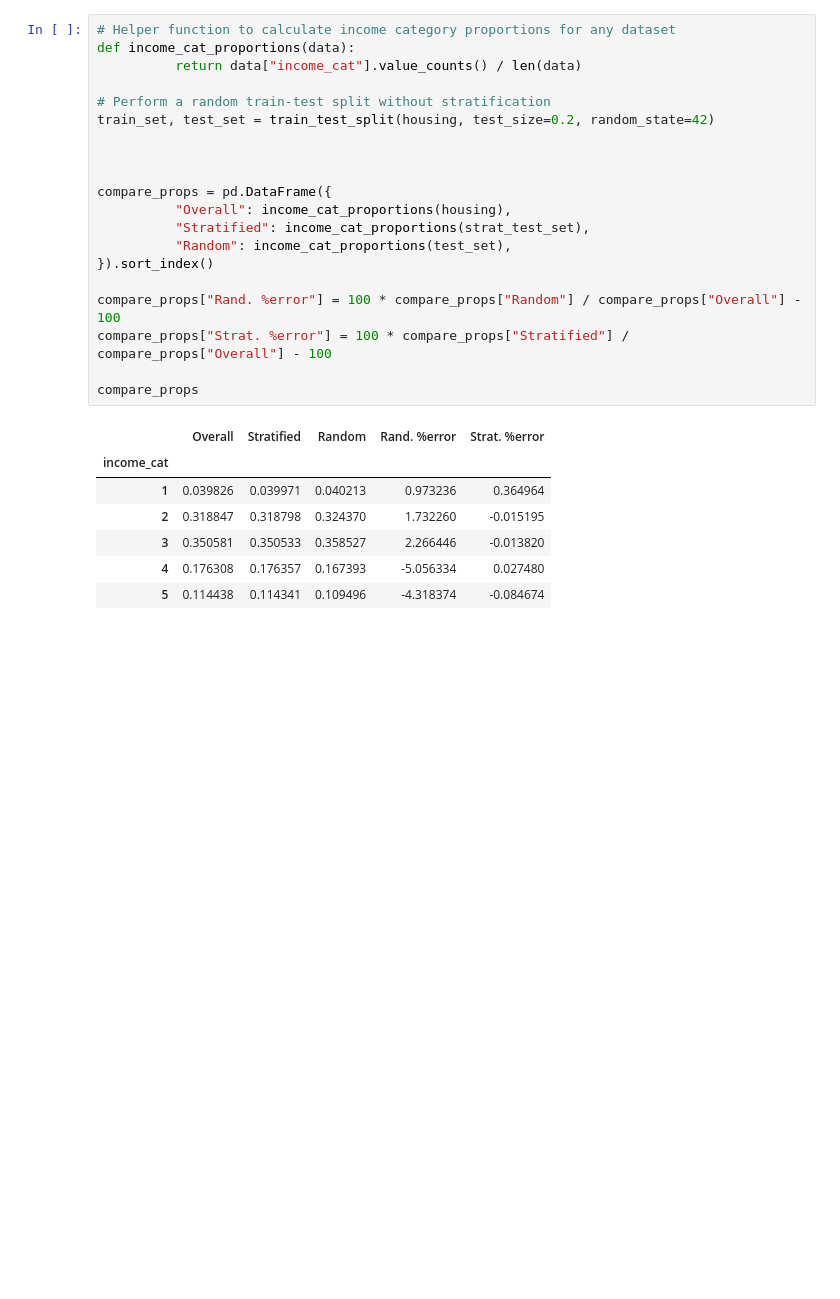
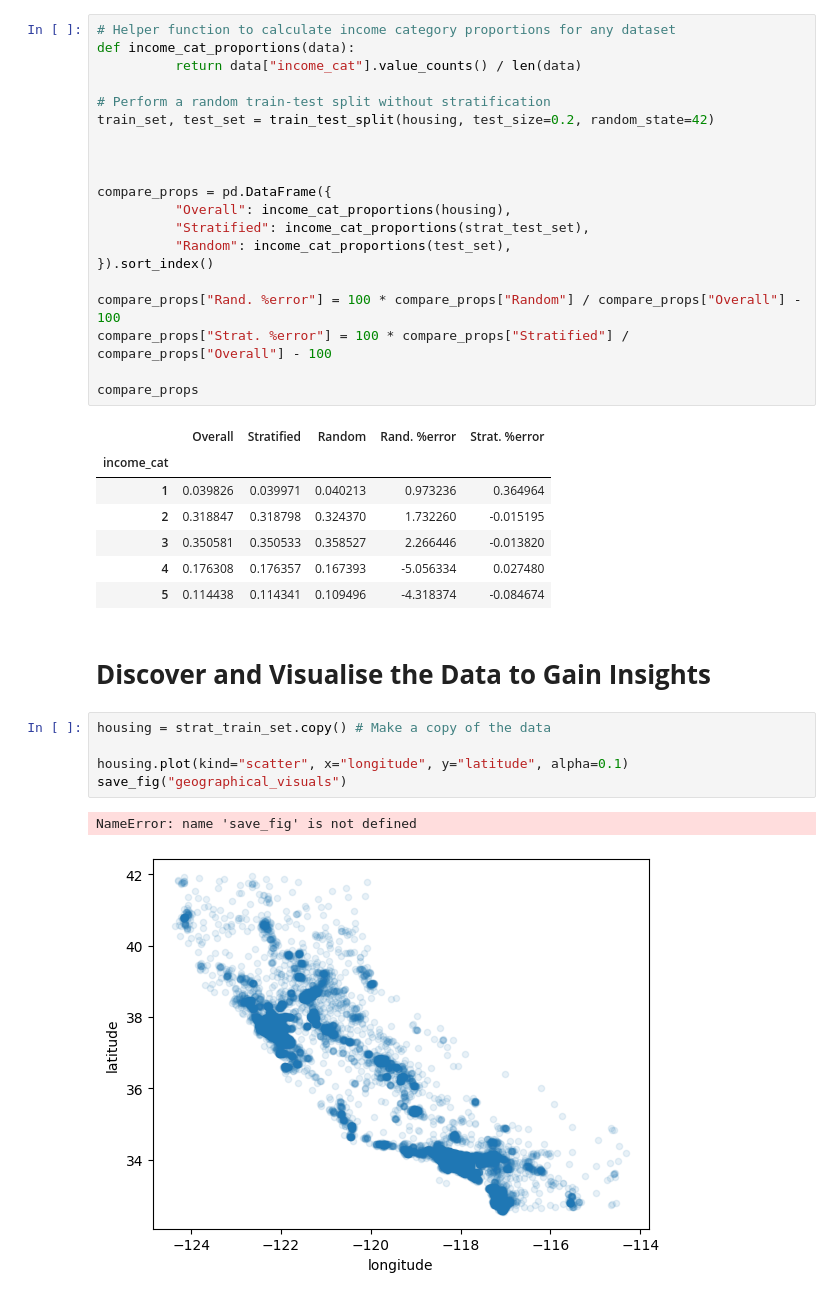
Before and after one commit to regional-specter/Learning-ML, a Jupyter notebook: ML Books Practice/Hands-On ML/HousingPrices.ipynb, the cells around one changed output. Drawn from its saved outputs; the diff is of its cells as text; blank space fills up the shorter version.

Commit message:
Discover and Visualise data code

```diff
--- a/ML Books Practice/Hands-On ML/HousingPrices.ipynb
+++ b/ML Books Practice/Hands-On ML/HousingPrices.ipynb
@@ -225,3 +225,13 @@ compare_props
 | 3 | 0.350581 | 0.350533 | 0.358527 | 2.266446 | -0.013820 |
 | 4 | 0.176308 | 0.176357 | 0.167393 | -5.056334 | 0.027480 |
 | 5 | 0.114438 | 0.114341 | 0.109496 | -4.318374 | -0.084674 |
+# %% [markdown]
+# **Discover and Visualise the Data to Gain Insights**
+# %%
+housing = strat_train_set.copy() # Make a copy of the data
+
+housing.plot(kind="scatter", x="longitude", y="latitude", alpha=0.1)
+save_fig("geographical_visuals")
+# %% [output]
+NameError: name 'save_fig' is not defined
+[figure, added]
```
Also changed, not shown: parts of 2 cells of this notebook.
